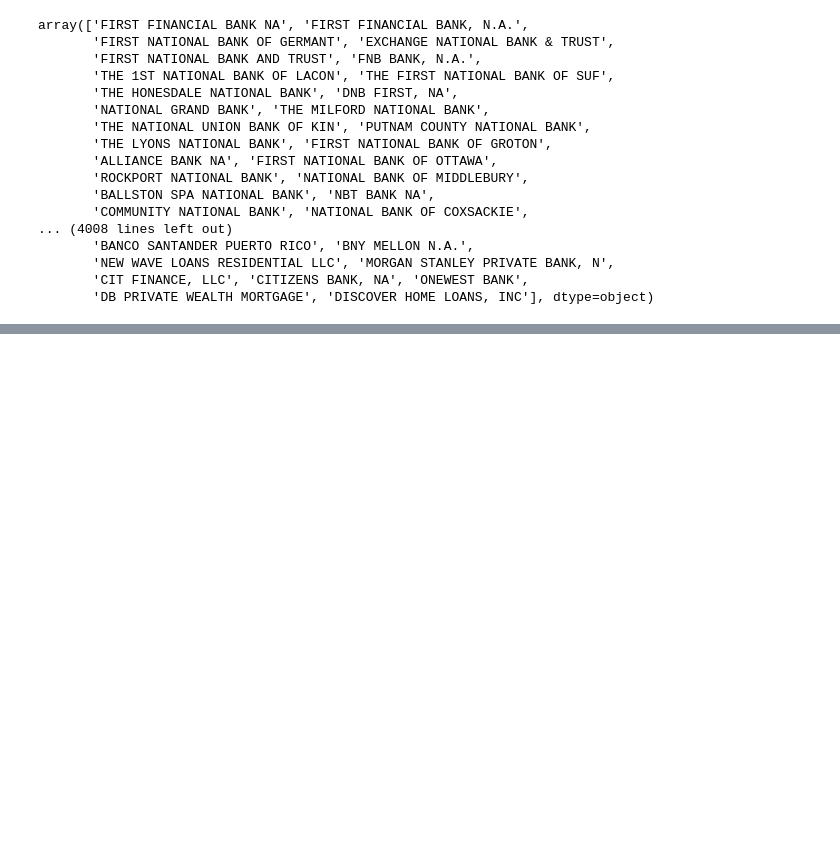
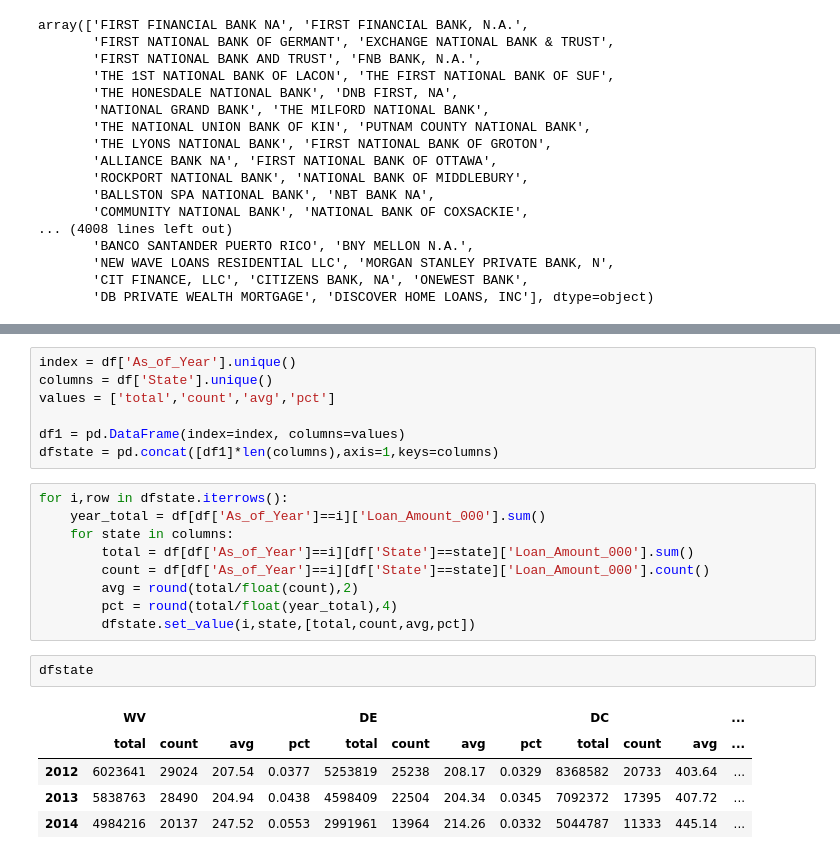
Before and after one commit to muwayne/data-science, a Jupyter notebook: code.ipynb, the cells around one changed output, grey strips where cells are left out. Saved outputs shown, nothing was run; the diff lists cells and outputs as text; blank space fills up the shorter version.

```diff
--- a/code.ipynb
+++ b/code.ipynb
@@ -116,0 +171,24 @@ array(['Refinance', 'Purchase'], dtype=object)
+# %%
+index = df['As_of_Year'].unique()
+columns = df['State'].unique()
+values = ['total','count','avg','pct']
+
+df1 = pd.DataFrame(index=index, columns=values)
+dfstate = pd.concat([df1]*len(columns),axis=1,keys=columns)
+# %%
+for i,row in dfstate.iterrows():
+    year_total = df[df['As_of_Year']==i]['Loan_Amount_000'].sum()
+    for state in columns:
+        total = df[df['As_of_Year']==i][df['State']==state]['Loan_Amount_000'].sum()
+        count = df[df['As_of_Year']==i][df['State']==state]['Loan_Amount_000'].count()
+        avg = round(total/float(count),2)
+        pct = round(total/float(year_total),4)
+        dfstate.set_value(i,state,[total,count,avg,pct])
+# %%
+dfstate
+# %% [output]
+|  | WV |  |  |  | DE |  |  |  | DC |  |  | ... |
+|  | total | count | avg | pct | total | count | avg | pct | total | count | avg | ... |
+| 2012 | 6023641 | 29024 | 207.54 | 0.0377 | 5253819 | 25238 | 208.17 | 0.0329 | 8368582 | 20733 | 403.64 | ... |
+| 2013 | 5838763 | 28490 | 204.94 | 0.0438 | 4598409 | 22504 | 204.34 | 0.0345 | 7092372 | 17395 | 407.72 | ... |
+| 2014 | 4984216 | 20137 | 247.52 | 0.0553 | 2991961 | 13964 | 214.26 | 0.0332 | 5044787 | 11333 | 445.14 | ... |
```
Also changed, not shown: parts of 13 cells of this notebook.
